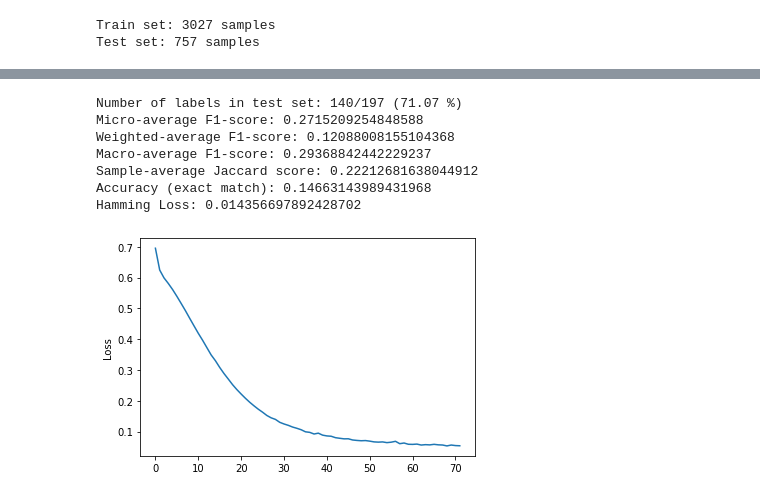
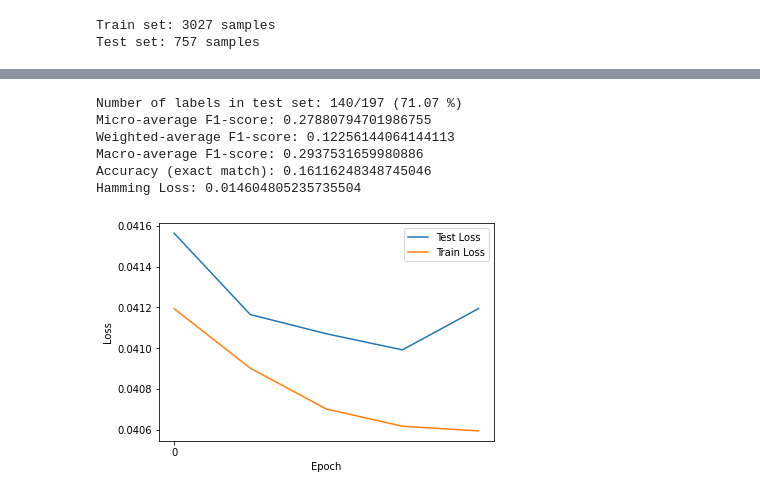
Before and after one commit to VisibaCare/SymptomMatchML, a Jupyter notebook: transformer_model.ipynb, the cells around one changed output, grey strips where cells are left out. Saved outputs shown, nothing was run; the diff lists cells and outputs as text; code cells hidden in the pictures.

```diff
--- a/transformer_model.ipynb
+++ b/transformer_model.ipynb
@@ -90,8 +100,8 @@ df.head()
 | 4 | Svår smärta i vänsterhanden/handl... | [Smärta i handled eller fingrar, ... |
 # %%
 # choose which transformer model to use
-path_to_bert = r'./bert/electra-small-swedish-cased-discriminator'
-#path_to_bert = r'./bert/bert-base-swedish-cased'
+#path_to_bert = r'./bert/electra-small-swedish-cased-discriminator'
+path_to_bert = r'./bert/bert-base-swedish-cased'
 
 tok = BertTokenizer.from_pretrained(path_to_bert)
 
@@ -138,7 +148,7 @@ class CustomDataset(Dataset):
             'labels': torch.tensor(np.sum(self.multilab_bin.transform([self.labels[index]]), axis=0), dtype=torch.float)
         }
 # %%
-batch_size = 128
+batch_size = 32
 
 # max number of tokens in text
 max_len = 250
@@ -240,7 +255,7 @@ optimizer = torch.optim.Adam(model.parameters(), lr=learning_rate)
 train_losses = []
 test_losses = []
 
-num_epochs = 3
+num_epochs = 5
 for epoch in range(num_epochs):
     for idx,batch in enumerate(train_loader):
         ids = batch['ids'].to(device, dtype=torch.long)
@@ -248,7 +263,7 @@ for epoch in range(num_epochs):
         token_type_ids = batch['token_type_ids'].to(device, dtype=torch.long)
         labels = batch['labels'].to(device, dtype=torch.float)
 
-        print(f'Batch {idx+1}')
+        #print(f'Batch {idx+1}')
 
         # forward pass
         outputs = model(ids, mask, token_type_ids)
@@ -260,14 +275,14 @@ for epoch in range(num_epochs):
         loss = criterion(outputs, labels)
 
         # save losses
-        train_losses.append(loss)
+        #train_losses.append(loss)
 
         loss.backward()
         optimizer.step()
 
     # save the losses
-    #train_losses.append(epoch_loss(model, train_loader, criterion))
-    #test_losses.append(epoch_loss(model, test_loader, criterion))
+    train_losses.append(epoch_loss(model, train_loader, criterion))
+    test_losses.append(epoch_loss(model, test_loader, criterion))
 
-    print(f'End of epoch {epoch+1}, Train Loss: {train_losses[-1]:.7f}')# Test Loss: {test_losses[-1]:.7f}')
+    print(f'End of epoch {epoch+1}, Train Loss: {train_losses[-1]:.7f}, Test Loss: {test_losses[-1]:.7f}')
 # %% [output]
@@ -308,8 +306,8 @@ def get_pred_true(model, data_loader, D_out):
 
             outputs = model(ids, mask, token_type_ids)
 
-            y_pred = np.concatenate((np.array(y_pred),outputs.numpy()), axis=0)
-            y_true = np.concatenate((y_true,np.array(labels)), axis=0)
+            y_pred = np.concatenate((y_pred,outputs.detach().cpu().numpy()), axis=0)
+            y_true = np.concatenate((y_true,np.array(labels.cpu())), axis=0)
 
     return y_pred[1:,:], y_true[1:,:]
 # %%
@@ -317,38 +315,37 @@ y_pred_temp, y_true = get_pred_true(model, test_loader, D_out)
 # %%
 # set all values above threshold to 1, else 0
 th = 0.2
 y_pred = np.copy(y_pred_temp)
 y_pred[y_pred > th] = 1
 y_pred[y_pred <= th] = 0
 
 # number of labels in test set
 labels_in_test = np.count_nonzero(np.sum(y_true, axis=0))
 
 print(f'Number of labels in test set: {labels_in_test}/{y_true.shape[1]} ({labels_in_test/y_true.shape[1]*100:.2f} %)')
 print(f"Micro-average F1-score: {f1_score(y_true, y_pred, average='micro')}")
 print(f"Weighted-average F1-score: {f1_score(y_true, y_pred, average='weighted', zero_division=1)}")
 print(f"Macro-average F1-score: {f1_score(y_true, y_pred, average='macro', zero_division=1)}")
-print(f"Sample-average Jaccard score: {jaccard_score(y_true, y_pred, average='samples', zero_division=1)}")
+#print(f"Sample-average Jaccard score: {jaccard_score(y_true, y_pred, average='samples', zero_division=1)}")
 print(f"Accuracy (exact match): {accuracy_score(y_true, y_pred)}")
 print(f"Hamming Loss: {hamming_loss(y_true, y_pred)}")
 
 x = [x for x in range(0,len(train_losses))]
 ticks = [x*10 for x in range(0,len(train_losses)//10+1)]
-#plt.plot(x, test_losses)
+plt.plot(x, test_losses)
 plt.plot(x, train_losses)
-#plt.legend(['Test Loss', 'Train Loss'])
+plt.legend(['Test Loss', 'Train Loss'])
 plt.xticks(ticks, ticks)
-#plt.xlabel('Epoch')
+plt.xlabel('Epoch')
 plt.ylabel('Loss')
 #plt.gca().set_ylim([0,0.1])
 plt.show()
 # %% [output]
 Number of labels in test set: 140/197 (71.07 %)
-Micro-average F1-score: 0.2715209254848588
-Weighted-average F1-score: 0.12088008155104368
-Macro-average F1-score: 0.29368842442229237
-Sample-average Jaccard score: 0.22212681638044912
-Accuracy (exact match): 0.14663143989431968
-Hamming Loss: 0.014356697892428702
+Micro-average F1-score: 0.27880794701986755
+Weighted-average F1-score: 0.12256144064144113
+Macro-average F1-score: 0.2937531659980886
+Accuracy (exact match): 0.16116248348745046
+Hamming Loss: 0.014604805235735504
-[figure, old version]
+[figure, new version]
 # %%
```
Also changed, not shown: parts of 5 cells of this notebook, 1 other file.
